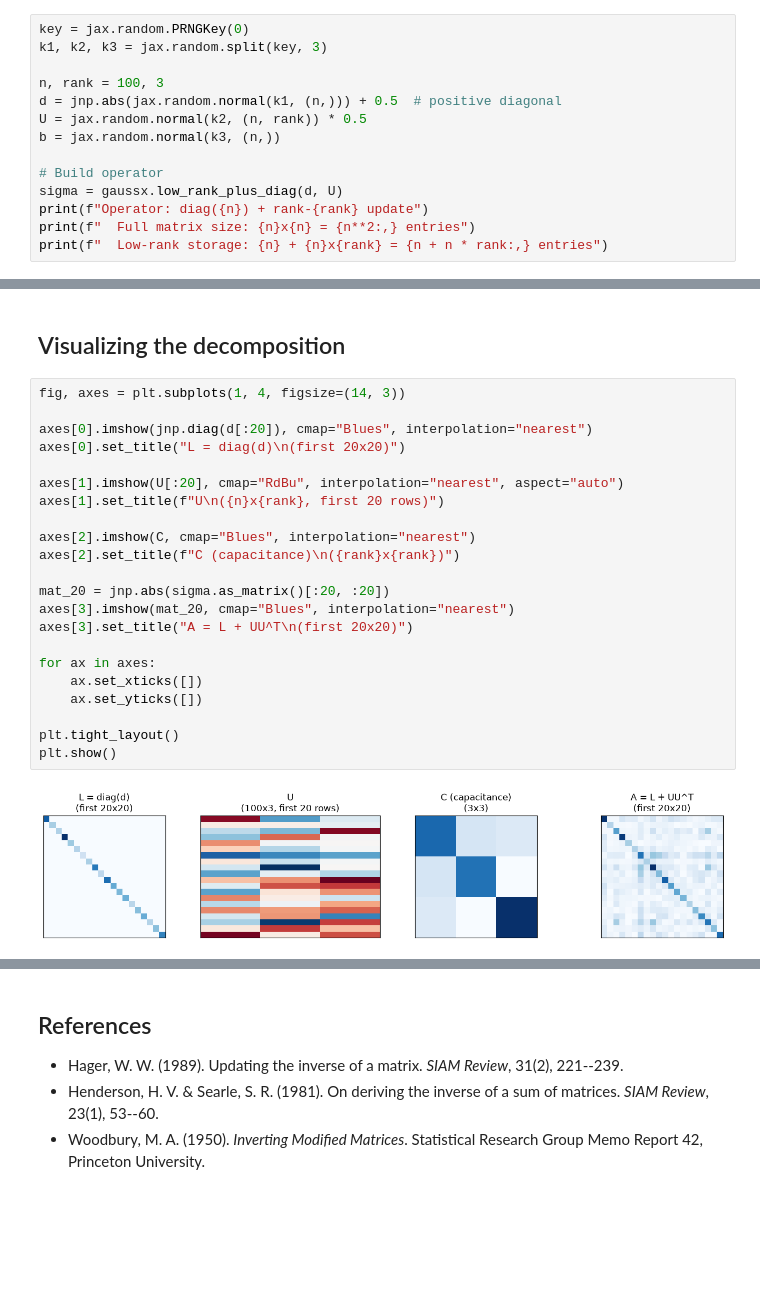
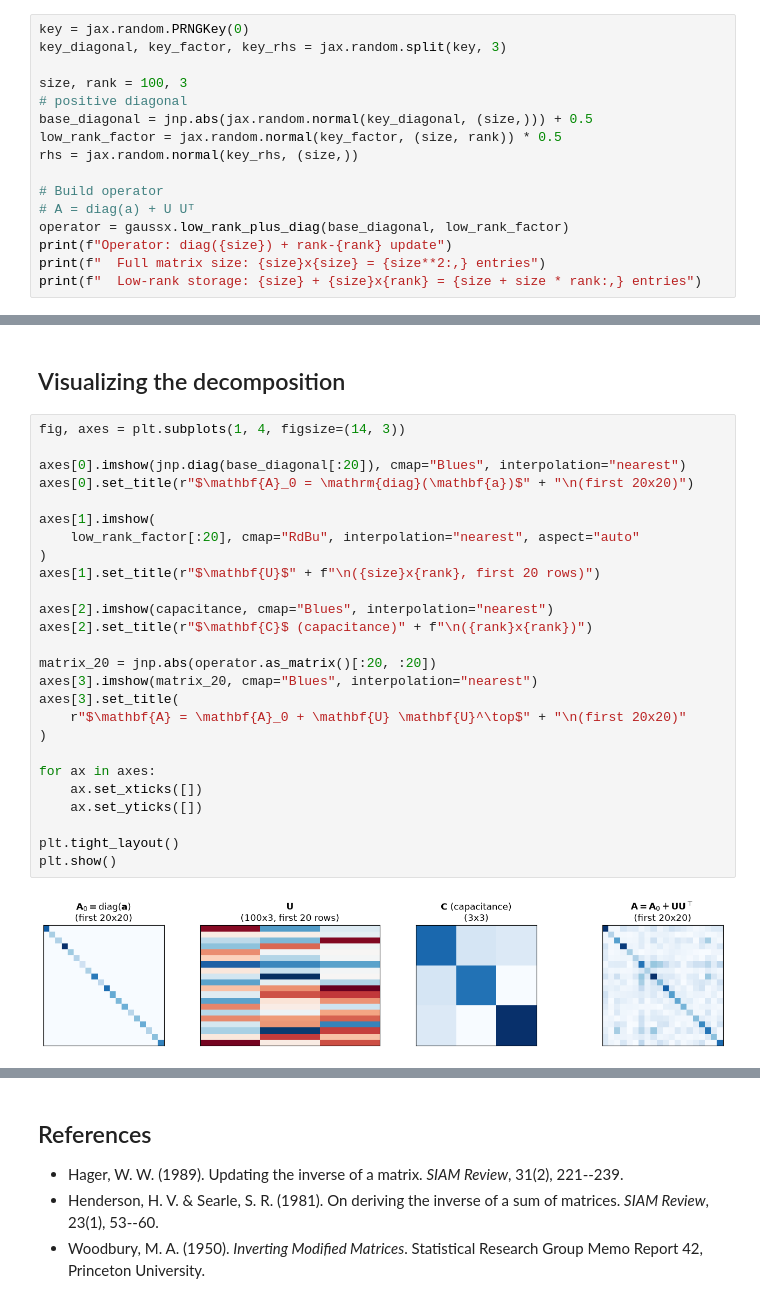
Before and after one commit to jejjohnson/gaussx, a Jupyter notebook: docs/notebooks/woodbury_solve.ipynb, the cells around one changed output, grey strips where cells are left out. Cells and saved outputs as stored; diff of their text form; blank space fills up the shorter version.

```diff
--- a/docs/notebooks/woodbury_solve.ipynb
+++ b/docs/notebooks/woodbury_solve.ipynb
@@ -53,17 +48,19 @@ and $U \in \mathbb{R}^{100 \times 3}$ (rank 3).
 # %%
 key = jax.random.PRNGKey(0)
-k1, k2, k3 = jax.random.split(key, 3)
+key_diagonal, key_factor, key_rhs = jax.random.split(key, 3)
 
-n, rank = 100, 3
-d = jnp.abs(jax.random.normal(k1, (n,))) + 0.5  # positive diagonal
-U = jax.random.normal(k2, (n, rank)) * 0.5
-b = jax.random.normal(k3, (n,))
+size, rank = 100, 3
+# positive diagonal
+base_diagonal = jnp.abs(jax.random.normal(key_diagonal, (size,))) + 0.5
+low_rank_factor = jax.random.normal(key_factor, (size, rank)) * 0.5
+rhs = jax.random.normal(key_rhs, (size,))
 
 # Build operator
-sigma = gaussx.low_rank_plus_diag(d, U)
-print(f"Operator: diag({n}) + rank-{rank} update")
-print(f"  Full matrix size: {n}x{n} = {n**2:,} entries")
-print(f"  Low-rank storage: {n} + {n}x{rank} = {n + n * rank:,} entries")
+# A = diag(a) + U Uᵀ
+operator = gaussx.low_rank_plus_diag(base_diagonal, low_rank_factor)
+print(f"Operator: diag({size}) + rank-{rank} update")
+print(f"  Full matrix size: {size}x{size} = {size**2:,} entries")
+print(f"  Low-rank storage: {size} + {size}x{rank} = {size + size * rank:,} entries")
 # %% [output]
 Operator: diag(100) + rank-3 update
   Full matrix size: 100x100 = 10,000 entries
@@ -139,27 +137,31 @@ match: True
 # %%
 fig, axes = plt.subplots(1, 4, figsize=(14, 3))
 
-axes[0].imshow(jnp.diag(d[:20]), cmap="Blues", interpolation="nearest")
-axes[0].set_title("L = diag(d)\n(first 20x20)")
+axes[0].imshow(jnp.diag(base_diagonal[:20]), cmap="Blues", interpolation="nearest")
+axes[0].set_title(r"$\mathbf{A}_0 = \mathrm{diag}(\mathbf{a})$" + "\n(first 20x20)")
 
-axes[1].imshow(U[:20], cmap="RdBu", interpolation="nearest", aspect="auto")
-axes[1].set_title(f"U\n({n}x{rank}, first 20 rows)")
+axes[1].imshow(
+    low_rank_factor[:20], cmap="RdBu", interpolation="nearest", aspect="auto"
+)
+axes[1].set_title(r"$\mathbf{U}$" + f"\n({size}x{rank}, first 20 rows)")
 
-axes[2].imshow(C, cmap="Blues", interpolation="nearest")
-axes[2].set_title(f"C (capacitance)\n({rank}x{rank})")
+axes[2].imshow(capacitance, cmap="Blues", interpolation="nearest")
+axes[2].set_title(r"$\mathbf{C}$ (capacitance)" + f"\n({rank}x{rank})")
 
-mat_20 = jnp.abs(sigma.as_matrix()[:20, :20])
-axes[3].imshow(mat_20, cmap="Blues", interpolation="nearest")
-axes[3].set_title("A = L + UU^T\n(first 20x20)")
+matrix_20 = jnp.abs(operator.as_matrix()[:20, :20])
+axes[3].imshow(matrix_20, cmap="Blues", interpolation="nearest")
+axes[3].set_title(
+    r"$\mathbf{A} = \mathbf{A}_0 + \mathbf{U} \mathbf{U}^\top$" + "\n(first 20x20)"
+)
 
 for ax in axes:
     ax.set_xticks([])
     ax.set_yticks([])
 
 plt.tight_layout()
 plt.show()
 # %% [output]
-[figure, old version]
+[figure, new version]
 # %% [markdown]
 ## Cost comparison
 
```
Also changed, not shown: parts of 8 cells of this notebook, 16 other files.
